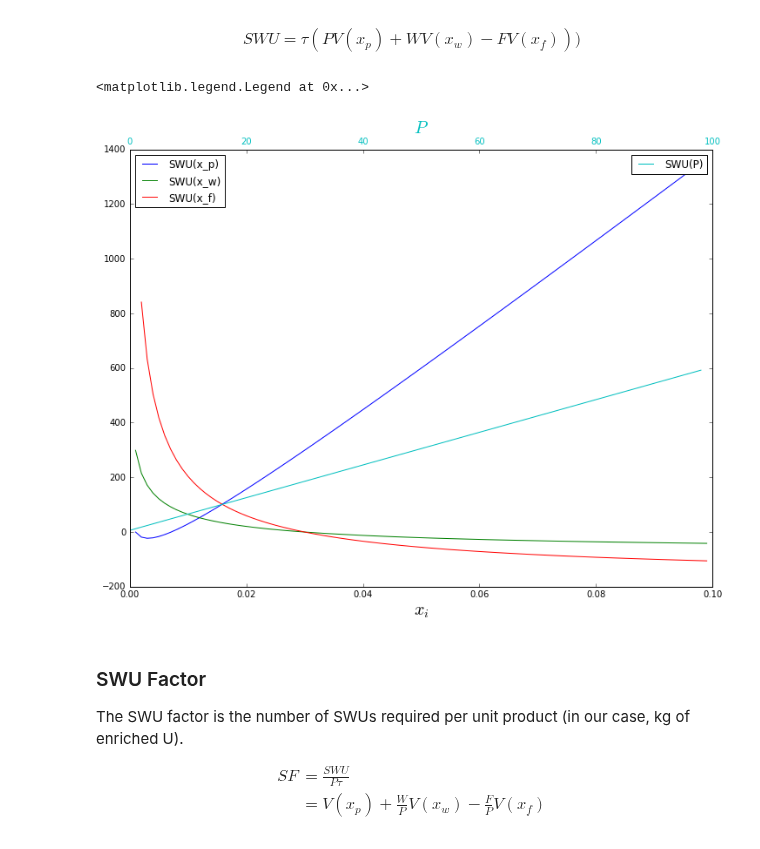
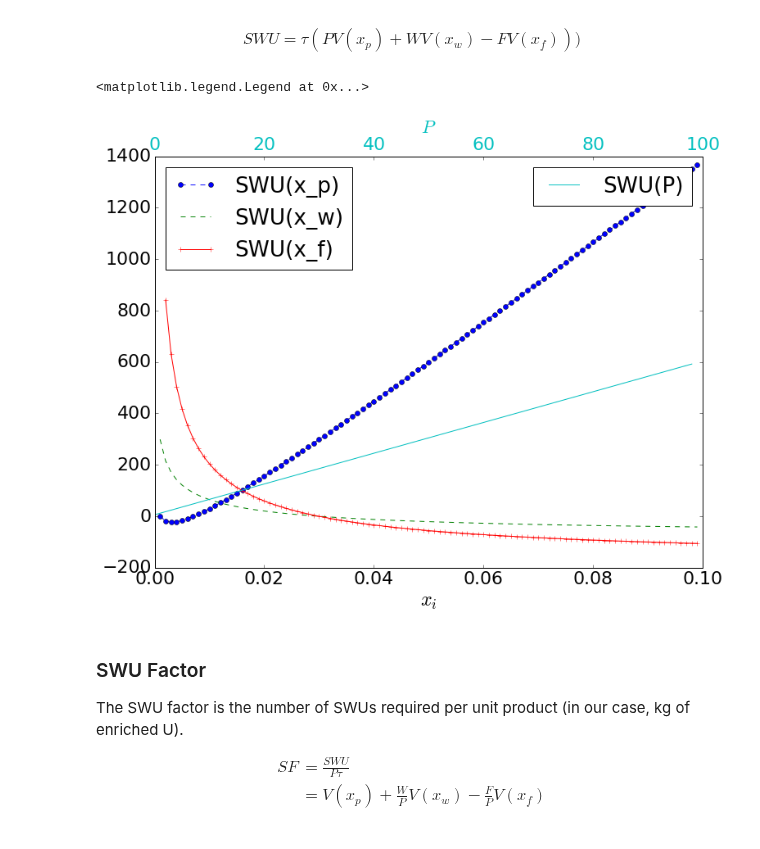
Before and after one commit to katyhuff/npre412, a Jupyter notebook: enrichment/enrichment.ipynb, the cells around one changed output. Saved outputs shown, nothing was run; the diff lists cells and outputs as text; code cells hidden in the pictures.

```diff
--- a/enrichment/enrichment.ipynb
+++ b/enrichment/enrichment.ipynb
@@ -245,39 +250,39 @@ def swu(x_p, x_w, x_f, p, t):
     return t*(p*v(x_p) + w*v(x_w) - f*v(x_f))
 
 
 x_i = np.arange(0.001, 0.1, 0.001)
 
 v_x_p = 0.03
 v_x_w = 0.001
 v_x_f = 0.00711
 prod = 50
 t = 1
 swu_p = [swu(v_x_p, v_x_w, v_x_f, x, 1) for x in range(1, 100)]
 swu_x_p = [swu(x, v_x_w, v_x_f, prod, 1) for x in x_i]
 swu_x_w = [swu(v_x_p, x, v_x_f, prod, 1) for x in x_i]
 swu_x_f = [swu(v_x_p, v_x_w, x, prod, 1) for x in x_i]
 
 
 fig, ax1 = plt.subplots()
 
-ax1.plot(x_i, swu_x_p, label= "SWU(x_p)")
-ax1.plot(x_i, swu_x_w, label= "SWU(x_w)")
-ax1.plot(x_i, swu_x_f, label= "SWU(x_f)")
-ax1.set_xlabel(r'$x_i$', color='k', fontsize=20)
+ax1.plot(x_i, swu_x_p, label= "SWU(x_p)", marker='o', linestyle='dashed')
+ax1.plot(x_i, swu_x_w, label= "SWU(x_w)", linestyle='dashed')
+ax1.plot(x_i, swu_x_f, label= "SWU(x_f)", marker='+', linestyle='solid')
+ax1.set_xlabel(r'$x_i$', color='k', fontsize=24)
 
 ax1.legend(loc=2)
 
 
 ax2 = ax1.twiny()
 ax2.plot(swu_p, label="SWU(P)", color='c')
-ax2.set_xlabel(r'$P$', color='c', fontsize=20)
+ax2.set_xlabel(r'$P$', color='c')
 for tl in ax2.get_xticklabels():
     tl.set_color('c')
 
 ax2.legend()
 # %% [output]
 <matplotlib.legend.Legend at 0x...>
-[figure, old version]
+[figure, new version]
 # %% [markdown]
 ### SWU Factor
 
```
Also changed, not shown: parts of 8 cells of this notebook, 7 other files.
